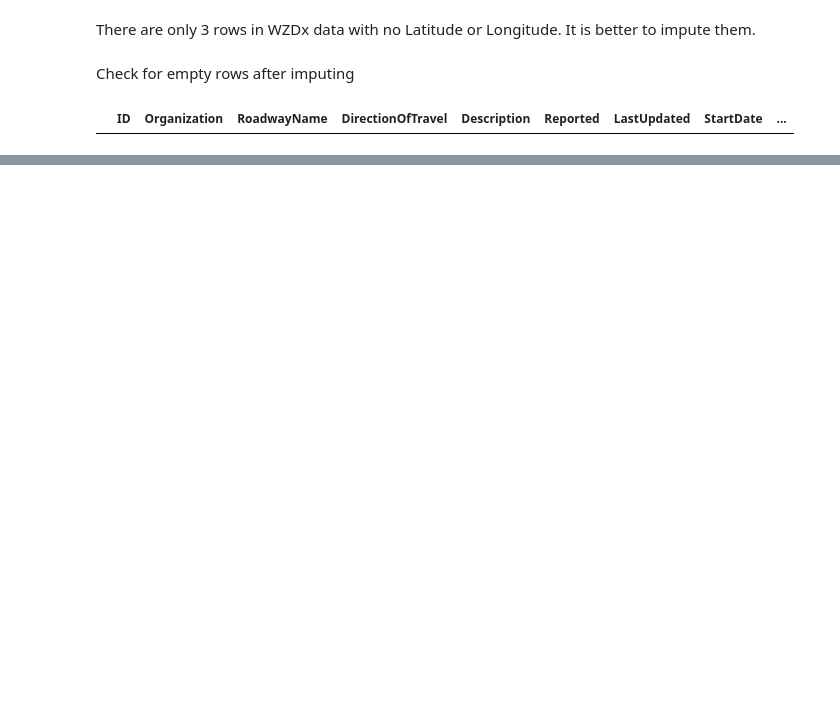
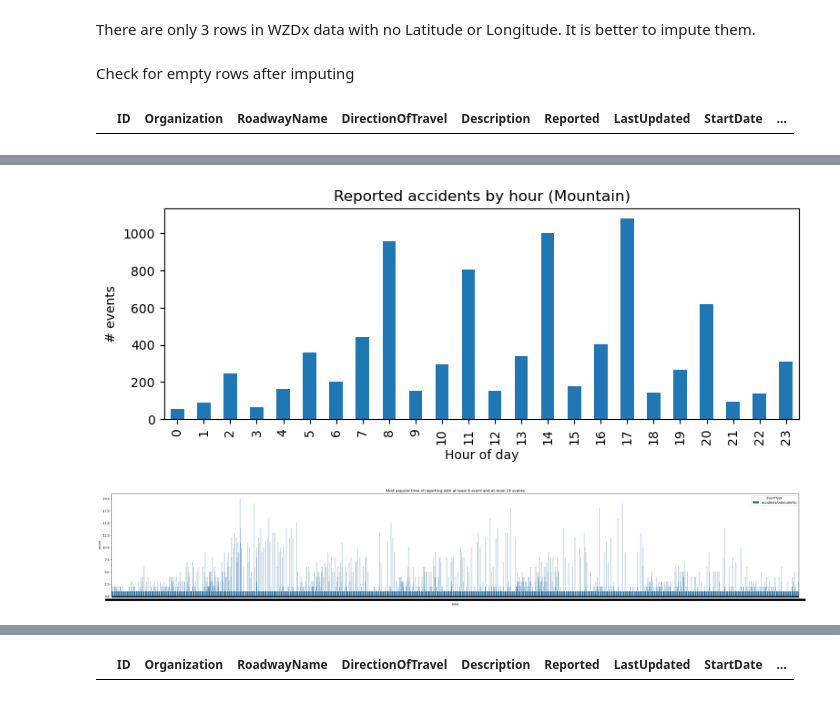
Before and after one commit to kdona/fall-2025-traffic-prediction, a Jupyter notebook: eda/ga/eda_notebook.ipynb, the cells around one changed output, grey strips where cells are left out. Cells and saved outputs as stored; diff of their text form; code cells hidden in the pictures; blank space fills up the shorter version.

```diff
--- a/eda/ga/eda_notebook.ipynb
+++ b/eda/ga/eda_notebook.ipynb
@@ -143,0 +220,27 @@ m.save("events.html")
+# %%
+from datetime import date, time
+reportedDT = pd.to_datetime(dfImputed['LocalReported'])
+by_hour = reportedDT.dt.hour.value_counts().sort_index()
+
+ax = by_hour.plot(kind='bar', figsize=(9,3))
+ax.set_xlabel('Hour of day'); ax.set_ylabel('# events'); ax.set_title('Reported accidents by hour (Mountain)')
+plt.show()
+
+by_time = reportedDT.dt.time.value_counts()
+max_time_count = max(by_time)
+min_time_count = 0
+
+df_time_binned = dfImputed.loc[reportedDT.dt.time.isin(by_time.loc[(by_time>min_time_count) & (by_time <= max_time_count)].index.to_list()), ['EventType', 'LocalReported']]
+
+df_time_binned['time'] = pd.to_datetime(df_time_binned['LocalReported']).dt.time
+df_time_binned = df_time_binned.sort_values('time')
+
+fig, ax = plt.subplots(figsize=(40, 6))
+
+sns.countplot(df_time_binned, x='time', hue='EventType', ax=ax, stat='count')
+ax.set_title("Most popular time of reporting with at least " + str(min_time_count)+ " event and at most " + str(max_time_count) + " events")
+plt.show()
+by_time
+# %% [output]
+[figure, added]
+[figure, added]
@@ -143,0 +260,4 @@ m.save("events.html")
+# %%
+dfImputed.loc[reportedDT.dt.time.isin(by_time.loc[by_time > 5].index.to_list()) & dfImputed['Severity'].isin(['Major']) & dfImputed['EventType'].isin(['accidentsAndIncidents']) & reportedDT.dt.date.isin([date(2025, 8, 29)])]
+# %% [output]
+|  | ID | Organization | RoadwayName | DirectionOfTravel | Description | Reported | LastUpdated | StartDate | ... |
```
Also changed, not shown: parts of 24 cells of this notebook, 6 other files.
